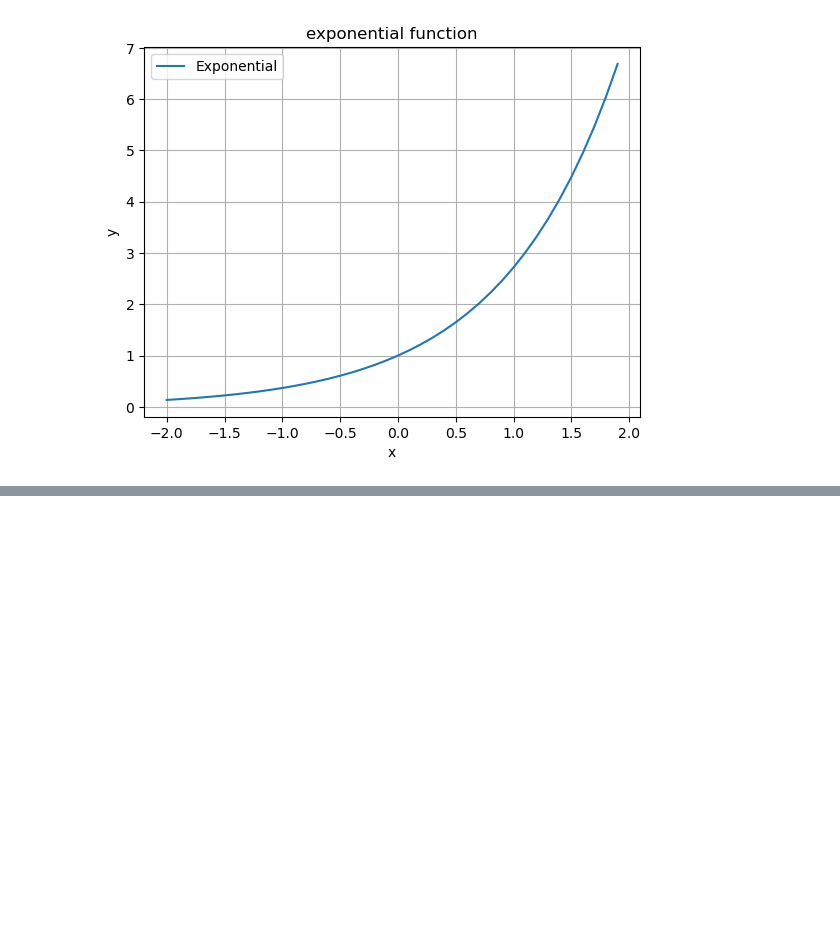
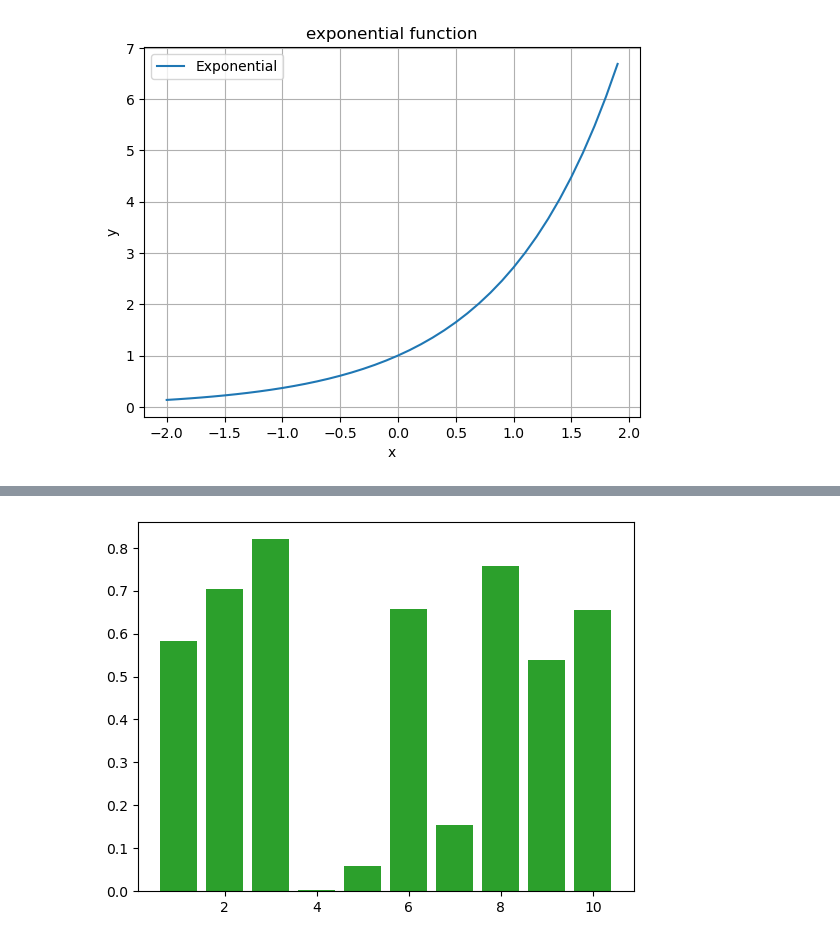
Before and after one commit to avanadepiao/netflix, a Jupyter notebook: Matplotlib.ipynb, the cells around one changed output, grey strips where cells are left out. Cells and saved outputs as stored; diff of their text form; code cells hidden in the pictures; blank space fills up the shorter version.

```diff
--- a/Matplotlib.ipynb
+++ b/Matplotlib.ipynb
@@ -119,0 +137,7 @@ plot_exp('exponential function', 'x', 'y', 'Exponential', True)
+# %%
+x = np.arange(1, 11, 1)
+y = np.random.rand(10)
+plt.bar(x, y)
+plt.show()
+# %% [output]
+[figure, added]
```
Also changed, not shown: parts of 6 cells of this notebook, 1 other file.
